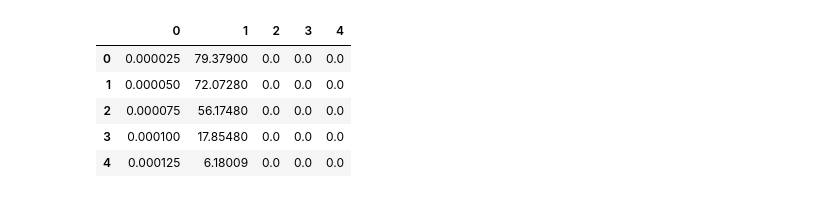
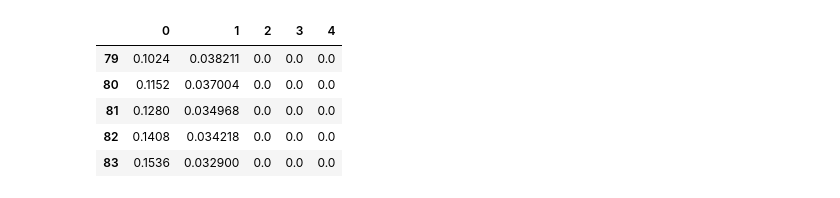
Before and after one commit to chiara22codini/LaboratorioBiofisica, a Jupyter notebook: SCATTERING/fit_90.ipynb, the cells around one changed output. Cells and saved outputs as stored; diff of their text form; code cells hidden in the pictures.

```diff
--- a/SCATTERING/fit_90.ipynb
+++ b/SCATTERING/fit_90.ipynb
@@ -4,12 +4,15 @@ import pandas as pd
 from matplotlib import pyplot as plt
 # %%
 data = pd.read_csv('data/g_90.txt',sep='\t ',header=None,engine='python')
-data.head()
+# data.head()
-# %% [output]
-|  | 0 | 1 | 2 | 3 | 4 |
-| 0 | 0.000025 | 79.37900 | 0.0 | 0.0 | 0.0 |
-| 1 | 0.000050 | 72.07280 | 0.0 | 0.0 | 0.0 |
-| 2 | 0.000075 | 56.17480 | 0.0 | 0.0 | 0.0 |
-| 3 | 0.000100 | 17.85480 | 0.0 | 0.0 | 0.0 |
-| 4 | 0.000125 | 6.18009 | 0.0 | 0.0 | 0.0 |
+# %%
+selected_data = data[(data[0] >= 0.1) & (data[0] <= 10)]
+selected_data.head()
+# %% [output]
+|  | 0 | 1 | 2 | 3 | 4 |
+| 79 | 0.1024 | 0.038211 | 0.0 | 0.0 | 0.0 |
+| 80 | 0.1152 | 0.037004 | 0.0 | 0.0 | 0.0 |
+| 81 | 0.1280 | 0.034968 | 0.0 | 0.0 | 0.0 |
+| 82 | 0.1408 | 0.034218 | 0.0 | 0.0 | 0.0 |
+| 83 | 0.1536 | 0.032900 | 0.0 | 0.0 | 0.0 |
 # %%
```
Also changed, not shown: parts of 5 cells of this notebook, 12 other files.
